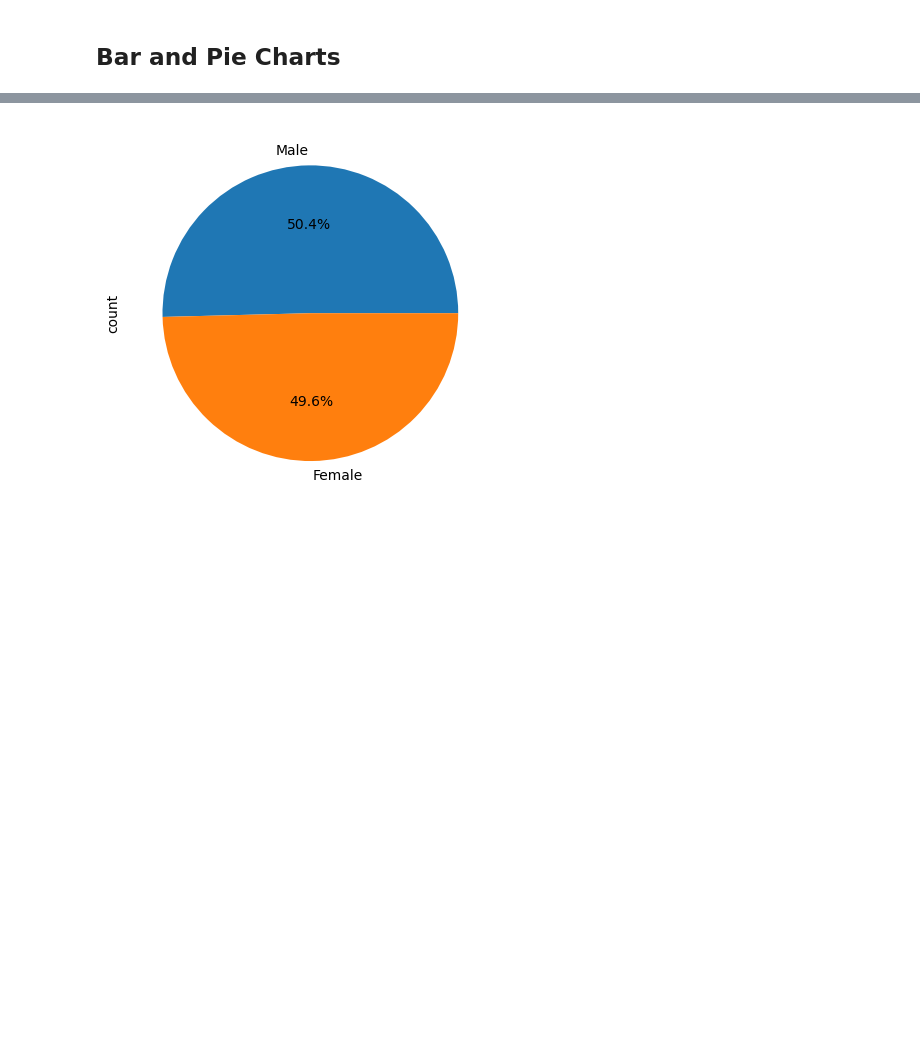
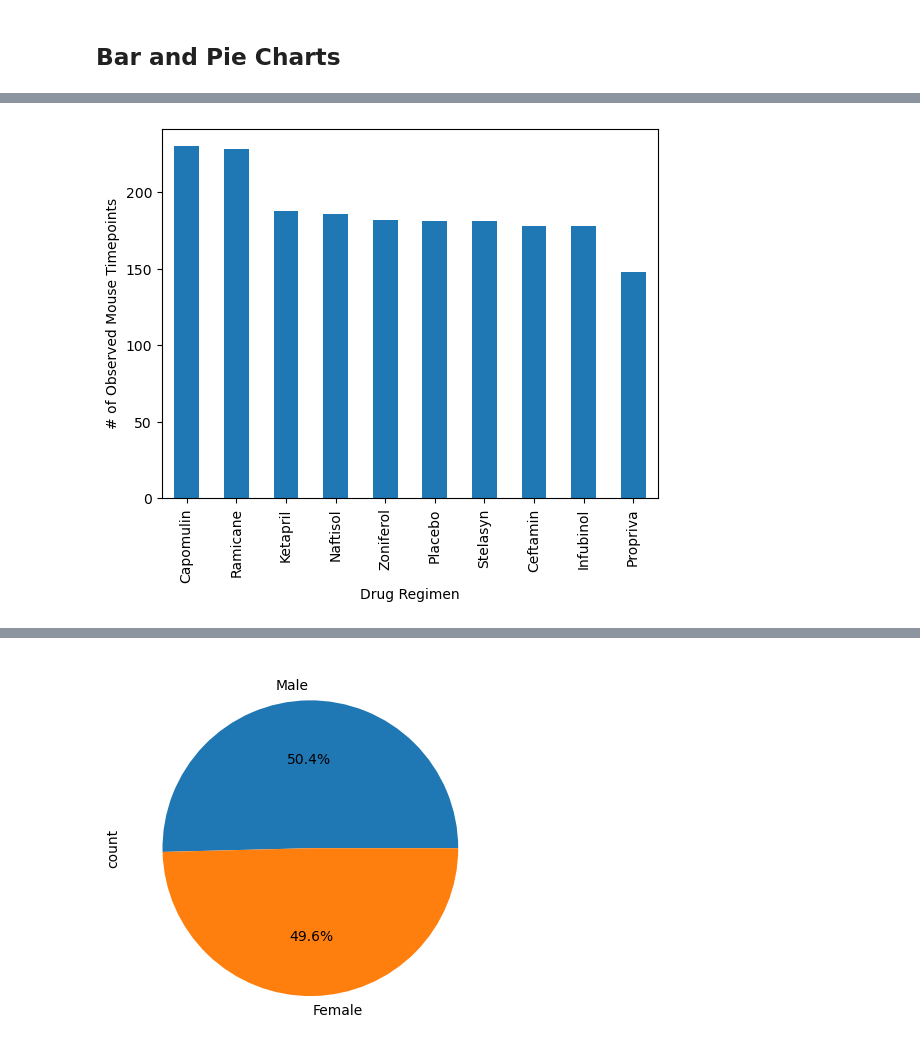
Before and after one commit to Feda2020/Module-5-Challenge, a Jupyter notebook: Pymaceuticals/pymaceuticals_starter.ipynb, the cells around one changed output, grey strips where cells are left out. Drawn from its saved outputs; the diff is of its cells as text; code cells hidden in the pictures; blank space fills up the shorter version.

Commit message:
Created bar charts using plot.bar and another bar one using pyplot

```diff
--- a/Pymaceuticals/pymaceuticals_starter.ipynb
+++ b/Pymaceuticals/pymaceuticals_starter.ipynb
@@ -153,0 +146,15 @@ agg_summary
+# %%
+# Generate a bar plot showing the total number of rows (Mouse ID/Timepoints) for each drug regimen using Pandas.
+drug_mouse = clean_mouse_study.groupby("Drug Regimen")["Mouse ID"].count().sort_values(ascending=False)
+#Create the bar plot
+drug_mouse.plot.bar()
+
+# Set labels for the x-axis and y-axis
+plt.xlabel("Drug Regimen")
+plt.ylabel("# of Observed Mouse Timepoints")
+
+# Set the limits of the x-axis to center the bars and provide some spacing
+plt.xlim(-0.5, len(drug_mouse)-0.5)
+plt.show()
+# %% [output]
+[figure, added]
```
Also changed, not shown: parts of 3 cells of this notebook.
